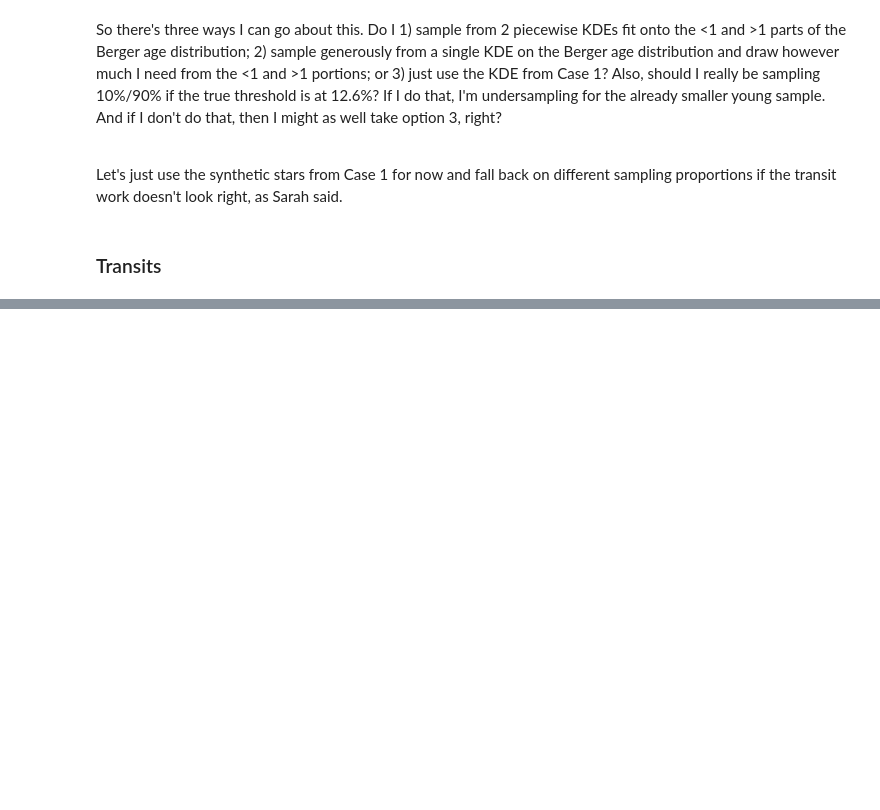
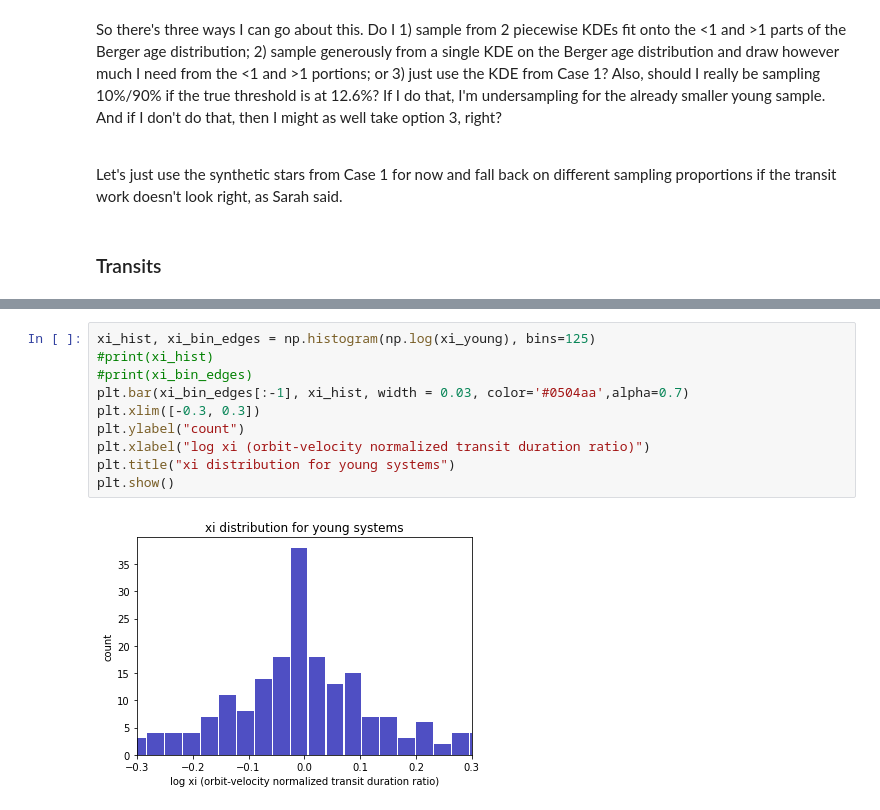
Before and after one commit to exoclam/sculpting, a Jupyter notebook: synthetic.ipynb, the cells around one changed output, grey strips where cells are left out. Cells and saved outputs as stored; diff of their text form; blank space fills up the shorter version.

```diff
--- a/synthetic.ipynb
+++ b/synthetic.ipynb
@@ -430,0 +640,12 @@ stars_radius_kde, stars_radius_cdf = run_kde(berger_kepler.iso_rad, 20000)
+# %%
+xi_hist, xi_bin_edges = np.histogram(np.log(xi_young), bins=125)
+#print(xi_hist)
+#print(xi_bin_edges)
+plt.bar(xi_bin_edges[:-1], xi_hist, width = 0.03, color='#0504aa',alpha=0.7)
+plt.xlim([-0.3, 0.3])
+plt.ylabel("count")
+plt.xlabel("log xi (orbit-velocity normalized transit duration ratio)")
+plt.title("xi distribution for young systems")
+plt.show()
+# %% [output]
+[figure, added]
```
Also changed, not shown: parts of 41 cells of this notebook.
